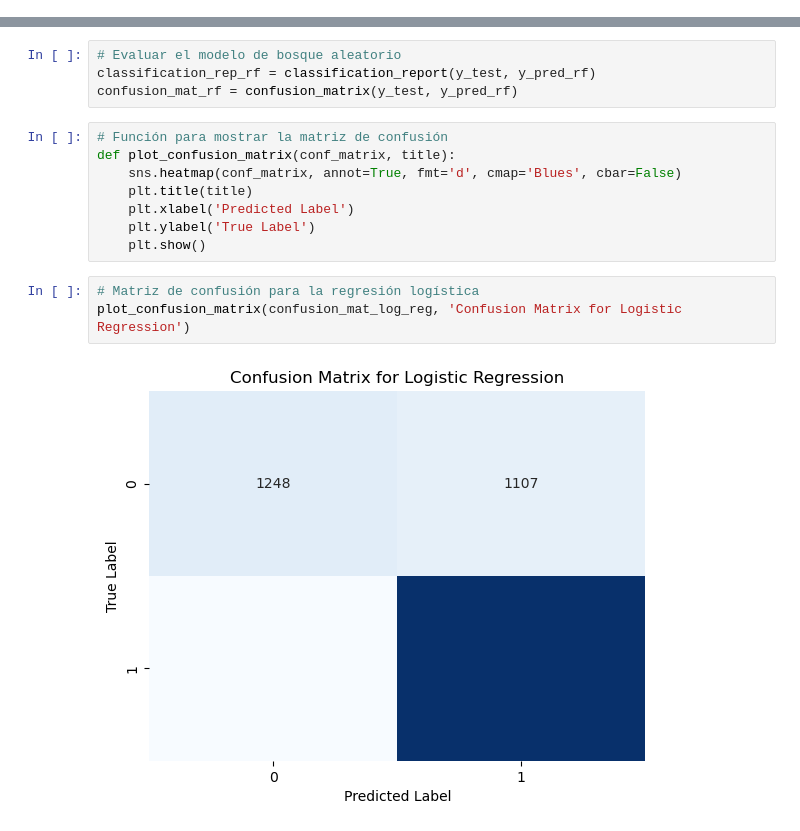
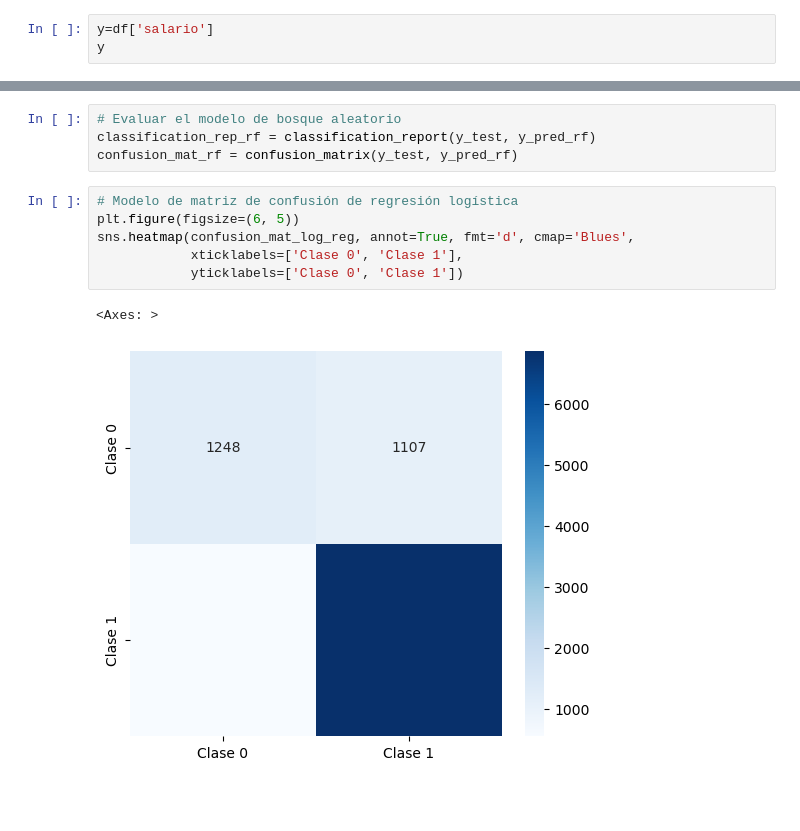
Before and after one commit to SebastianTorres12/Despliegue, a Jupyter notebook: Modelos/Regresion Logistica.ipynb, the cells around one changed output, grey strips where cells are left out. Drawn from its saved outputs; the diff is of its cells as text; blank space fills up the shorter version.

```diff
--- a/Modelos/Regresion Logistica.ipynb
+++ b/Modelos/Regresion Logistica.ipynb
@@ -65,3 +65,6 @@ sns.heatmap(df.corr(), annot=True)
 # Definir las características (X) y la variable objetivo (y)
 X = df.drop(['salario'], axis=1)
 y = df['salario']
+# %%
+y=df['salario']
+y
@@ -100,15 +116,11 @@ y_pred_rf = rf_clf.predict(X_test_scaled)
 classification_rep_rf = classification_report(y_test, y_pred_rf)
 confusion_mat_rf = confusion_matrix(y_test, y_pred_rf)
 # %%
-# Función para mostrar la matriz de confusión
-def plot_confusion_matrix(conf_matrix, title):
-    sns.heatmap(conf_matrix, annot=True, fmt='d', cmap='Blues', cbar=False)
-    plt.title(title)
-    plt.xlabel('Predicted Label')
-    plt.ylabel('True Label')
-    plt.show()
+# Modelo de matriz de confusión de regresión logística
+plt.figure(figsize=(6, 5))
+sns.heatmap(confusion_mat_log_reg, annot=True, fmt='d', cmap='Blues',
+            xticklabels=['Clase 0', 'Clase 1'],
+            yticklabels=['Clase 0', 'Clase 1'])
+# %% [output]
+<Axes: >
+[figure, added]
-# %%
-# Matriz de confusión para la regresión logística
-plot_confusion_matrix(confusion_mat_log_reg, 'Confusion Matrix for Logistic Regression')
-# %% [output]
-[figure, removed]
```
Also changed, not shown: parts of 5 cells of this notebook.
